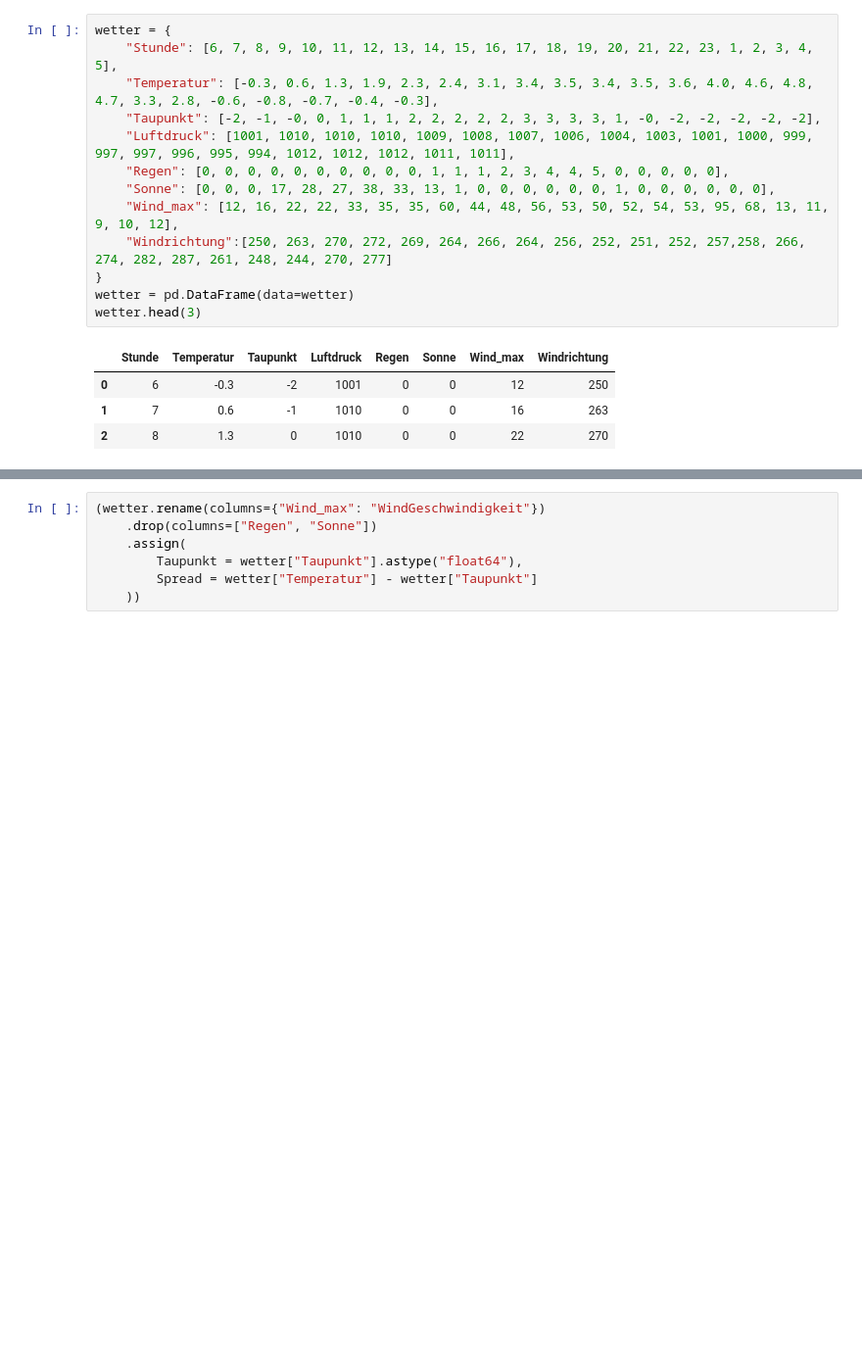
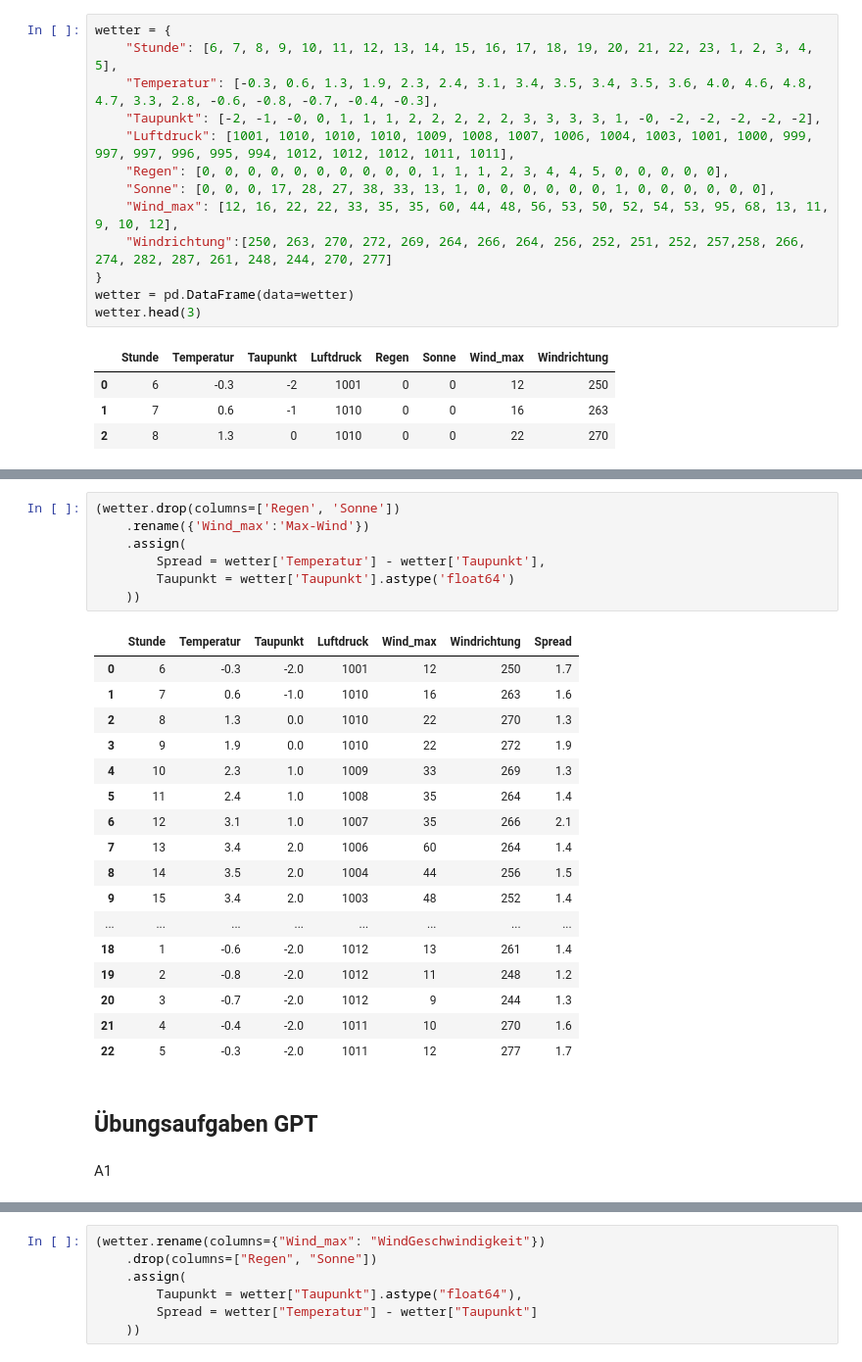
Before and after one commit to OOS-Team/DsKi_DataPreparation, a Jupyter notebook: WdhAufgaben/A1-3.ipynb, the cells around one changed output, grey strips where cells are left out. Shown at 98% size. Cells and saved outputs as stored; diff of their text form; blank space fills up the shorter version.

```diff
--- a/WdhAufgaben/A1-3.ipynb
+++ b/WdhAufgaben/A1-3.ipynb
@@ -135,0 +151,29 @@ wetter.head(3)
+# %%
+(wetter.drop(columns=['Regen', 'Sonne'])
+    .rename({'Wind_max':'Max-Wind'})
+    .assign(
+        Spread = wetter['Temperatur'] - wetter['Taupunkt'],
+        Taupunkt = wetter['Taupunkt'].astype('float64')
+    ))
+# %% [output]
+|  | Stunde | Temperatur | Taupunkt | Luftdruck | Wind_max | Windrichtung | Spread |
+| 0 | 6 | -0.3 | -2.0 | 1001 | 12 | 250 | 1.7 |
+| 1 | 7 | 0.6 | -1.0 | 1010 | 16 | 263 | 1.6 |
+| 2 | 8 | 1.3 | 0.0 | 1010 | 22 | 270 | 1.3 |
+| 3 | 9 | 1.9 | 0.0 | 1010 | 22 | 272 | 1.9 |
+| 4 | 10 | 2.3 | 1.0 | 1009 | 33 | 269 | 1.3 |
+| 5 | 11 | 2.4 | 1.0 | 1008 | 35 | 264 | 1.4 |
+| 6 | 12 | 3.1 | 1.0 | 1007 | 35 | 266 | 2.1 |
+| 7 | 13 | 3.4 | 2.0 | 1006 | 60 | 264 | 1.4 |
+| 8 | 14 | 3.5 | 2.0 | 1004 | 44 | 256 | 1.5 |
+| 9 | 15 | 3.4 | 2.0 | 1003 | 48 | 252 | 1.4 |
+| ... | ... | ... | ... | ... | ... | ... | ... |
+| 18 | 1 | -0.6 | -2.0 | 1012 | 13 | 261 | 1.4 |
+| 19 | 2 | -0.8 | -2.0 | 1012 | 11 | 248 | 1.2 |
+| 20 | 3 | -0.7 | -2.0 | 1012 | 9 | 244 | 1.3 |
+| 21 | 4 | -0.4 | -2.0 | 1011 | 10 | 270 | 1.6 |
+| 22 | 5 | -0.3 | -2.0 | 1011 | 12 | 277 | 1.7 |
+# %% [markdown]
+## Übungsaufgaben GPT
+# %% [markdown]
+A1
```
Also changed, not shown: parts of 30 cells of this notebook, 1 other file.
